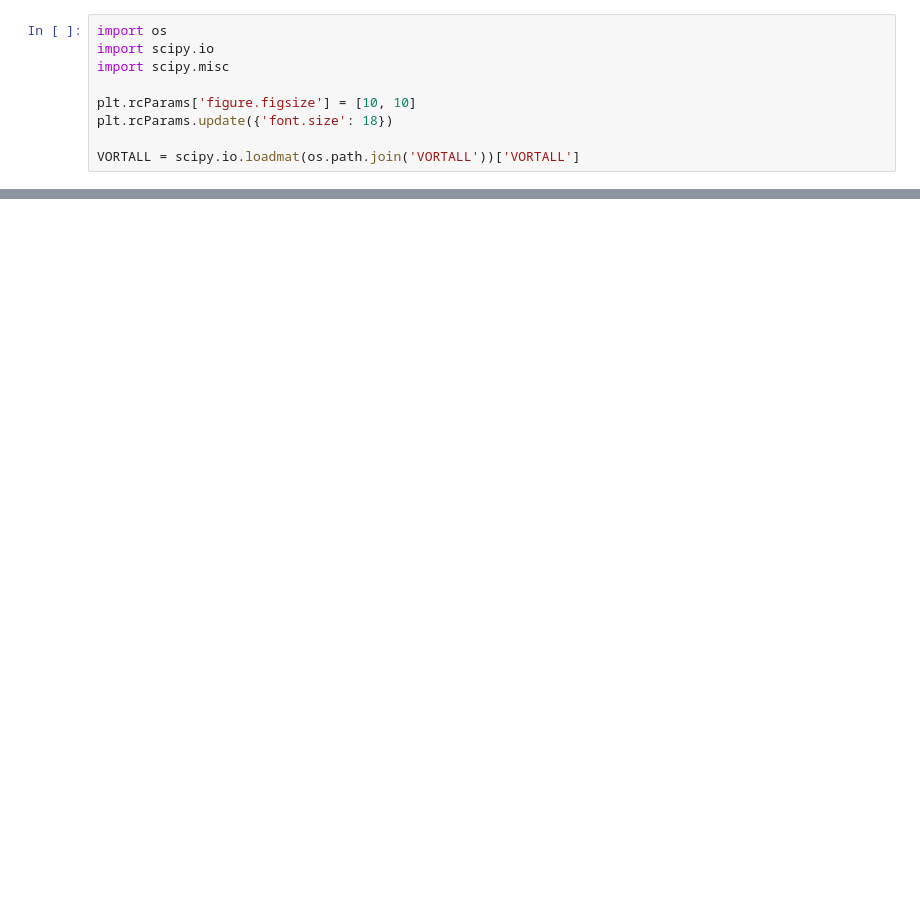
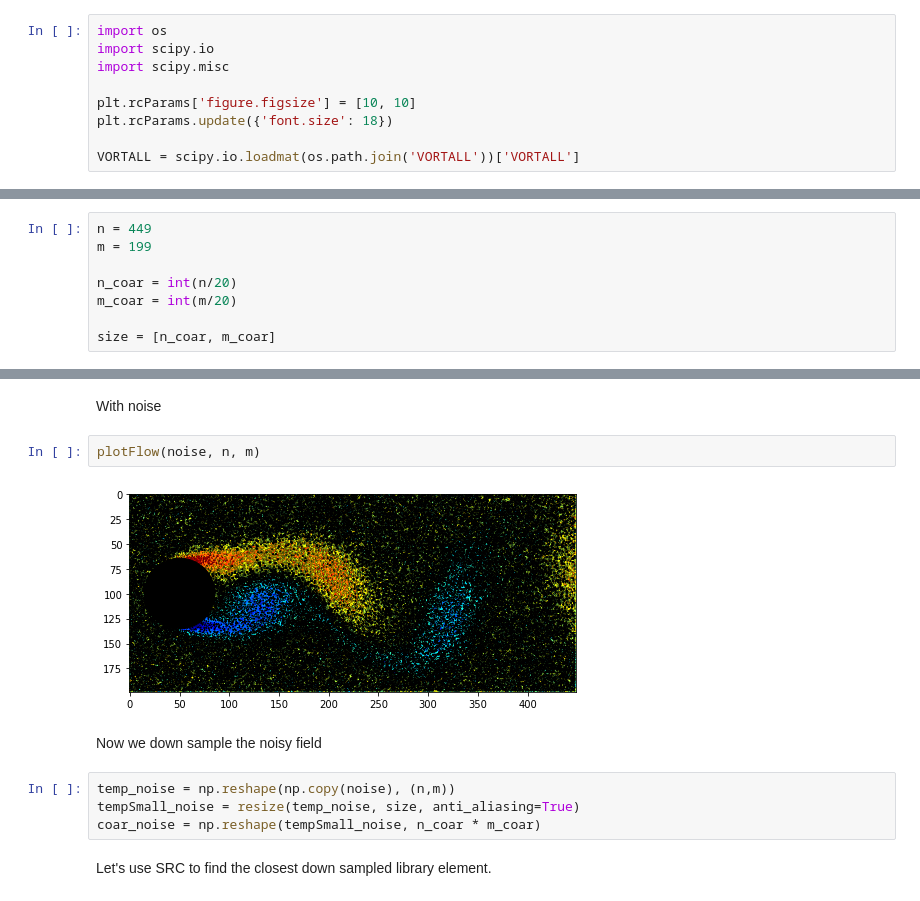
Before and after one commit to christianmontemayor/PatternRecognitionMontemayor, a Jupyter notebook: Exercise_3.6.ipynb, the cells around one changed output, grey strips where cells are left out. Drawn from its saved outputs; the diff is of its cells as text; blank space fills up the shorter version.

```diff
--- a/Exercise_3.6.ipynb
+++ b/Exercise_3.6.ipynb
@@ -65,0 +71,8 @@ createMovie(VORTALL)
+# %%
+n = 449
+m = 199
+
+n_coar = int(n/20)
+m_coar = int(m/20)
+
+size = [n_coar, m_coar]
@@ -65,0 +105,14 @@ createMovie(VORTALL)
+# %% [markdown]
+With noise
+# %%
+plotFlow(noise, n, m)
+# %% [output]
+[figure, added]
+# %% [markdown]
+Now we down sample the noisy field
+# %%
+temp_noise = np.reshape(np.copy(noise), (n,m))
+tempSmall_noise = resize(temp_noise, size, anti_aliasing=True)
+coar_noise = np.reshape(tempSmall_noise, n_coar * m_coar)
+# %% [markdown]
+Let's use SRC to find the closest down sampled library element.
```
Also changed, not shown: parts of 12 cells of this notebook.
